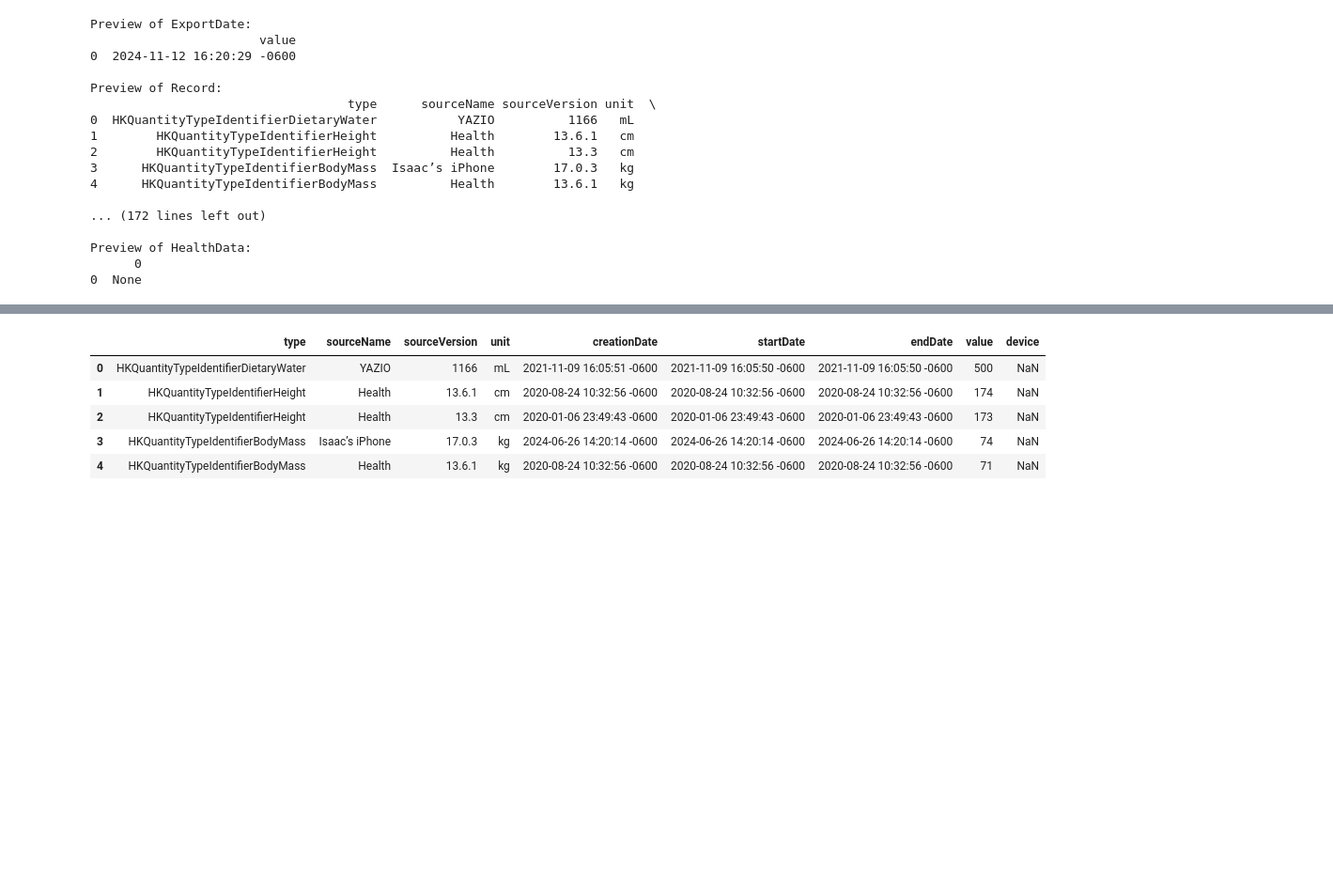
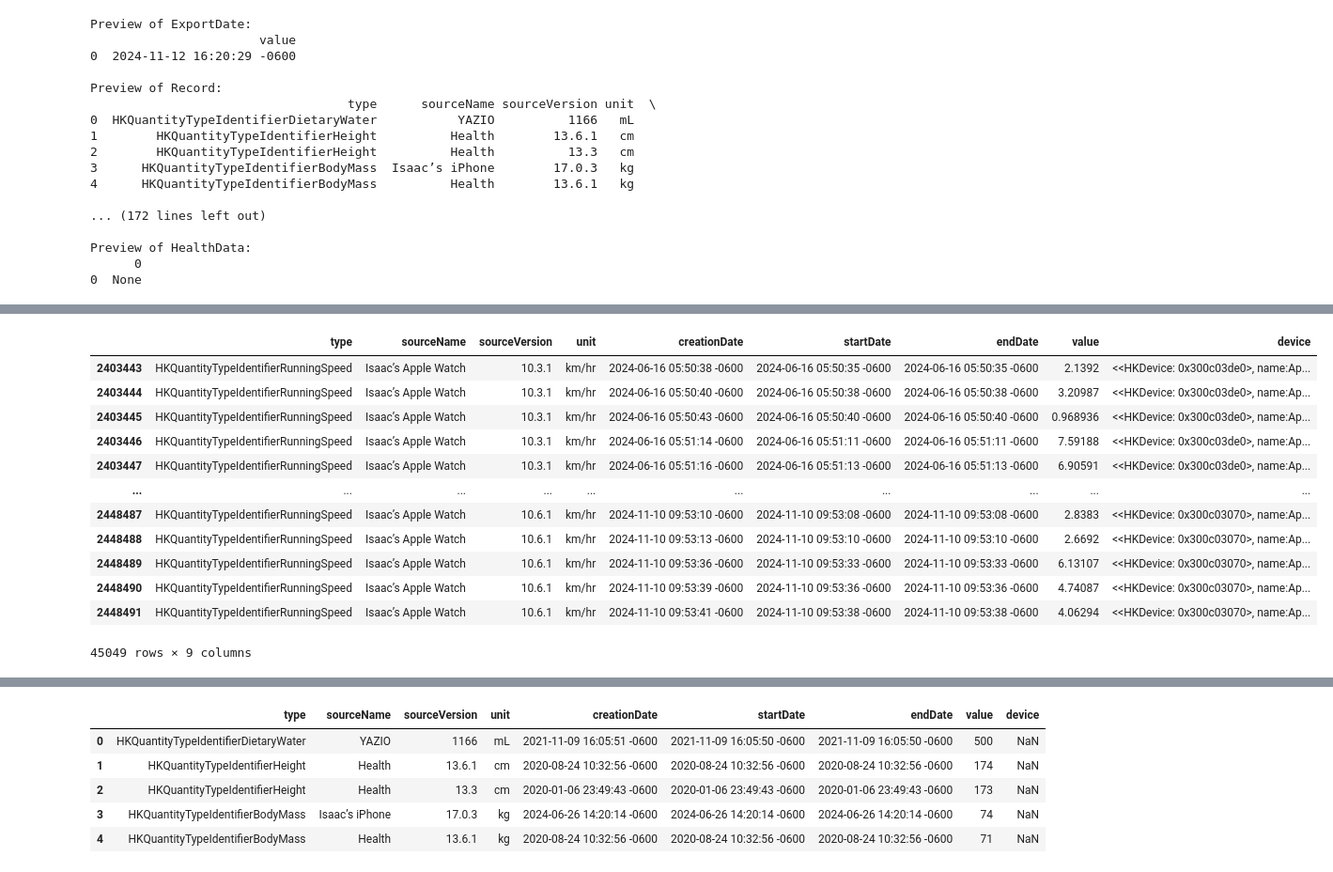
Before and after one commit to Isaacfer49/FitnessAndAI, a Jupyter notebook: EDAfitness.ipynb, the cells around one changed output, grey strips where cells are left out. Shown at 94% size. Saved outputs shown, nothing was run; the diff lists cells and outputs as text; code cells hidden in the pictures; blank space fills up the shorter version.

```diff
--- a/EDAfitness.ipynb
+++ b/EDAfitness.ipynb
@@ -199,0 +240,16 @@ previews['WorkoutStatistics']
+# %%
+record_df[record_df['type'] == 'HKQuantityTypeIdentifierRunningSpeed']
+# %% [output]
+|  | type | sourceName | sourceVersion | unit | creationDate | startDate | endDate | value | device |
+| 2403443 | HKQuantityTypeIdentifierRunningSpeed | Isaac’s Apple Watch | 10.3.1 | km/hr | 2024-06-16 05:50:38 -0600 | 2024-06-16 05:50:35 -0600 | 2024-06-16 05:50:35 -0600 | 2.1392 | <<HKDevice: 0x300c03de0>, name:Ap... |
+| 2403444 | HKQuantityTypeIdentifierRunningSpeed | Isaac’s Apple Watch | 10.3.1 | km/hr | 2024-06-16 05:50:40 -0600 | 2024-06-16 05:50:38 -0600 | 2024-06-16 05:50:38 -0600 | 3.20987 | <<HKDevice: 0x300c03de0>, name:Ap... |
+| 2403445 | HKQuantityTypeIdentifierRunningSpeed | Isaac’s Apple Watch | 10.3.1 | km/hr | 2024-06-16 05:50:43 -0600 | 2024-06-16 05:50:40 -0600 | 2024-06-16 05:50:40 -0600 | 0.968936 | <<HKDevice: 0x300c03de0>, name:Ap... |
+| 2403446 | HKQuantityTypeIdentifierRunningSpeed | Isaac’s Apple Watch | 10.3.1 | km/hr | 2024-06-16 05:51:14 -0600 | 2024-06-16 05:51:11 -0600 | 2024-06-16 05:51:11 -0600 | 7.59188 | <<HKDevice: 0x300c03de0>, name:Ap... |
+| 2403447 | HKQuantityTypeIdentifierRunningSpeed | Isaac’s Apple Watch | 10.3.1 | km/hr | 2024-06-16 05:51:16 -0600 | 2024-06-16 05:51:13 -0600 | 2024-06-16 05:51:13 -0600 | 6.90591 | <<HKDevice: 0x300c03de0>, name:Ap... |
+| ... | ... | ... | ... | ... | ... | ... | ... | ... | ... |
+| 2448487 | HKQuantityTypeIdentifierRunningSpeed | Isaac’s Apple Watch | 10.6.1 | km/hr | 2024-11-10 09:53:10 -0600 | 2024-11-10 09:53:08 -0600 | 2024-11-10 09:53:08 -0600 | 2.8383 | <<HKDevice: 0x300c03070>, name:Ap... |
+| 2448488 | HKQuantityTypeIdentifierRunningSpeed | Isaac’s Apple Watch | 10.6.1 | km/hr | 2024-11-10 09:53:13 -0600 | 2024-11-10 09:53:10 -0600 | 2024-11-10 09:53:10 -0600 | 2.6692 | <<HKDevice: 0x300c03070>, name:Ap... |
+| 2448489 | HKQuantityTypeIdentifierRunningSpeed | Isaac’s Apple Watch | 10.6.1 | km/hr | 2024-11-10 09:53:36 -0600 | 2024-11-10 09:53:33 -0600 | 2024-11-10 09:53:33 -0600 | 6.13107 | <<HKDevice: 0x300c03070>, name:Ap... |
+| 2448490 | HKQuantityTypeIdentifierRunningSpeed | Isaac’s Apple Watch | 10.6.1 | km/hr | 2024-11-10 09:53:39 -0600 | 2024-11-10 09:53:36 -0600 | 2024-11-10 09:53:36 -0600 | 4.74087 | <<HKDevice: 0x300c03070>, name:Ap... |
+| 2448491 | HKQuantityTypeIdentifierRunningSpeed | Isaac’s Apple Watch | 10.6.1 | km/hr | 2024-11-10 09:53:41 -0600 | 2024-11-10 09:53:38 -0600 | 2024-11-10 09:53:38 -0600 | 4.06294 | <<HKDevice: 0x300c03070>, name:Ap... |
+45049 rows × 9 columns
```
Also changed, not shown: parts of 48 cells of this notebook.
